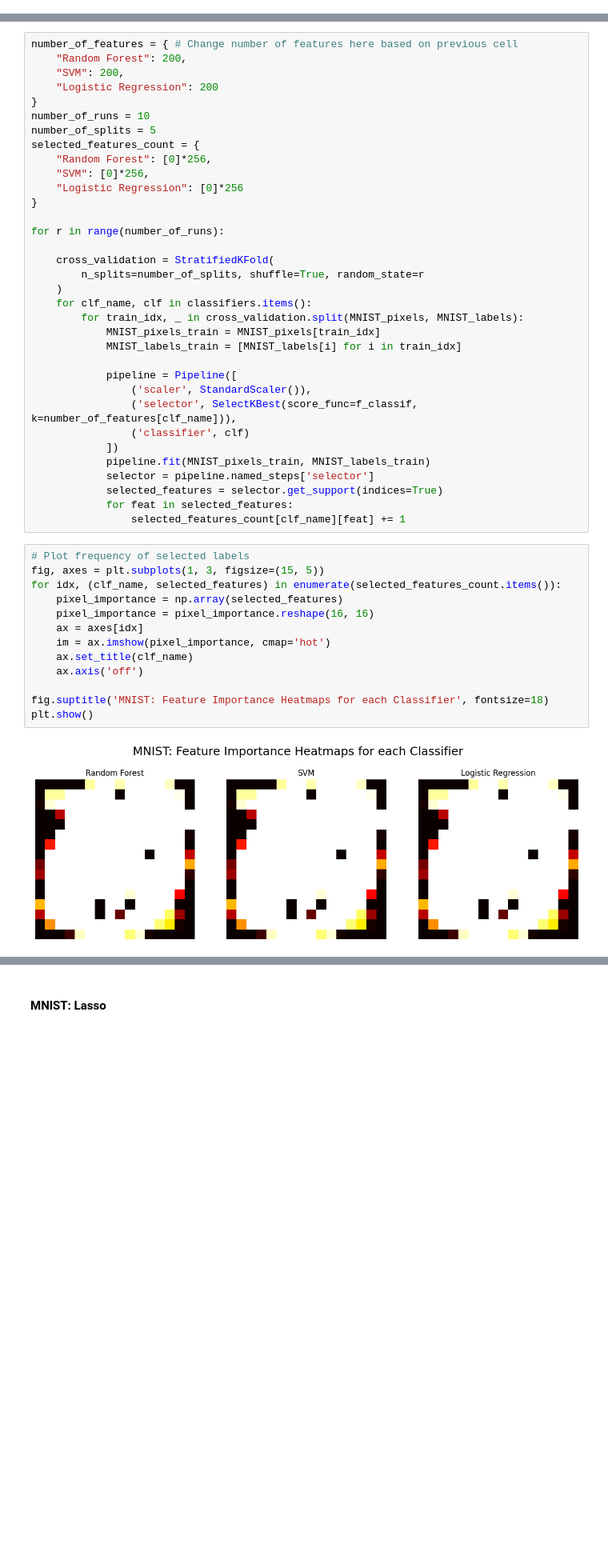
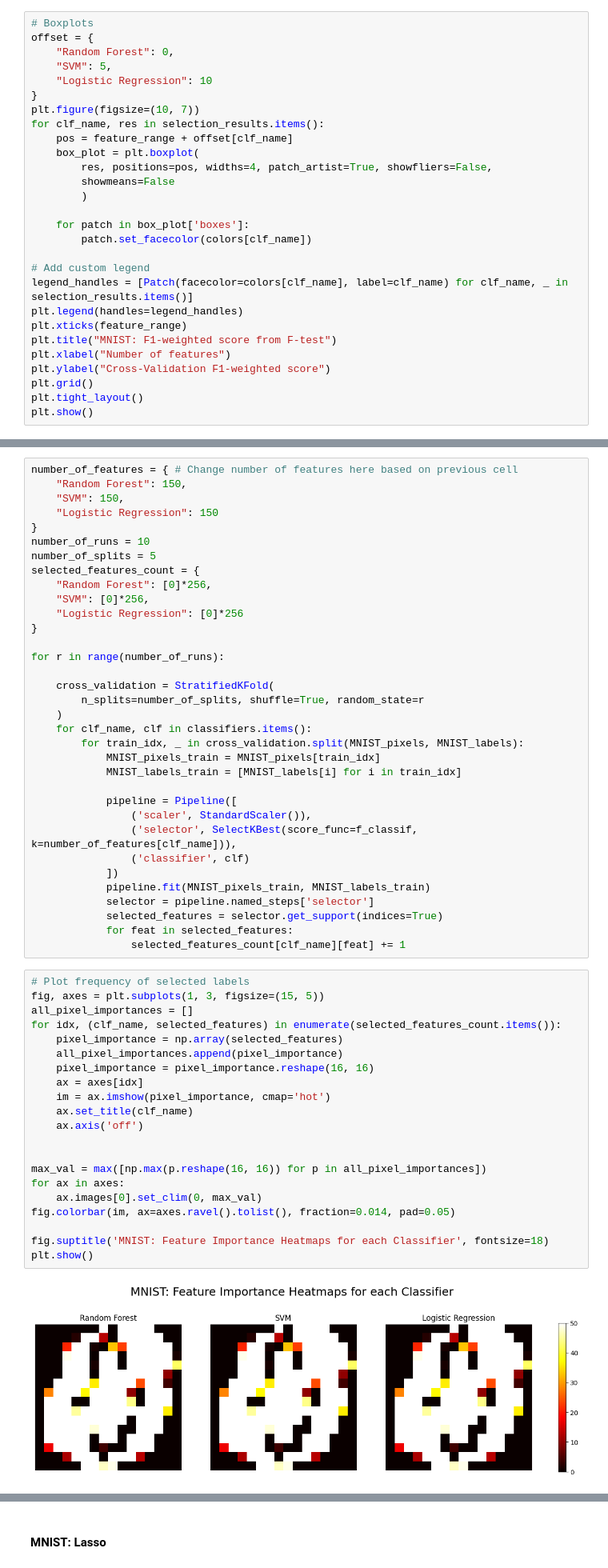
Before and after one commit to CAIYIAHUAI/MVE441, a Jupyter notebook: Carl/Project_2/main_nb_v2.ipynb, the cells around one changed output, grey strips where cells are left out. Shown at 80% size. Cells and saved outputs as stored; diff of their text form; blank space fills up the shorter version.

```diff
--- a/Carl/Project_2/main_nb_v2.ipynb
+++ b/Carl/Project_2/main_nb_v2.ipynb
@@ -232,0 +236,28 @@ Best score: 0.928
+# %%
+# Boxplots
+offset = {
+    "Random Forest": 0,
+    "SVM": 5,
+    "Logistic Regression": 10
+}
+plt.figure(figsize=(10, 7))
+for clf_name, res in selection_results.items():
+    pos = feature_range + offset[clf_name]
+    box_plot = plt.boxplot(
+        res, positions=pos, widths=4, patch_artist=True, showfliers=False,
+        showmeans=False
+        )
+
+    for patch in box_plot['boxes']:
+        patch.set_facecolor(colors[clf_name])
+
+# Add custom legend
+legend_handles = [Patch(facecolor=colors[clf_name], label=clf_name) for clf_name, _ in selection_results.items()]
+plt.legend(handles=legend_handles)
+plt.xticks(feature_range)
+plt.title("MNIST: F1-weighted score from F-test")
+plt.xlabel("Number of features")
+plt.ylabel("Cross-Validation F1-weighted score")
+plt.grid()
+plt.tight_layout()
+plt.show()
@@ -233,8 +266,8 @@ Best score: 0.928
 # %%
 number_of_features = { # Change number of features here based on previous cell
-    "Random Forest": 200,
-    "SVM": 200,
-    "Logistic Regression": 200
+    "Random Forest": 150,
+    "SVM": 150,
+    "Logistic Regression": 150
 }
 number_of_runs = 10
 number_of_splits = 5
@@ -267,16 +300,24 @@ for r in range(number_of_runs):
 # %%
 # Plot frequency of selected labels
 fig, axes = plt.subplots(1, 3, figsize=(15, 5))
+all_pixel_importances = []
 for idx, (clf_name, selected_features) in enumerate(selected_features_count.items()):
     pixel_importance = np.array(selected_features)
+    all_pixel_importances.append(pixel_importance)
     pixel_importance = pixel_importance.reshape(16, 16)
     ax = axes[idx]
     im = ax.imshow(pixel_importance, cmap='hot')
     ax.set_title(clf_name)
     ax.axis('off')
 
+
+max_val = max([np.max(p.reshape(16, 16)) for p in all_pixel_importances])
+for ax in axes:
+    ax.images[0].set_clim(0, max_val)
+fig.colorbar(im, ax=axes.ravel().tolist(), fraction=0.014, pad=0.05)
+
 fig.suptitle('MNIST: Feature Importance Heatmaps for each Classifier', fontsize=18)
 plt.show()
 # %% [output]
-[figure, old version]
+[figure, new version]
 # %% [markdown]
```
Also changed, not shown: parts of 22 cells of this notebook.
